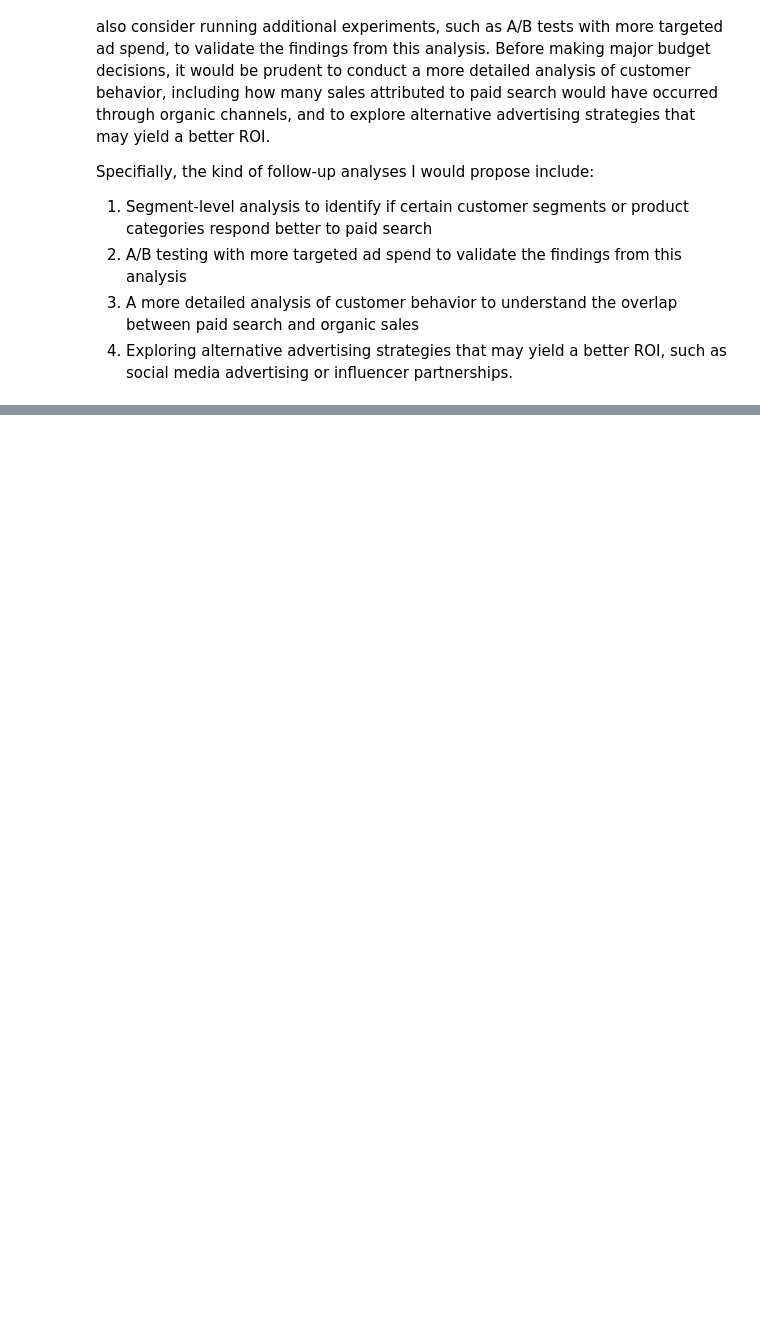
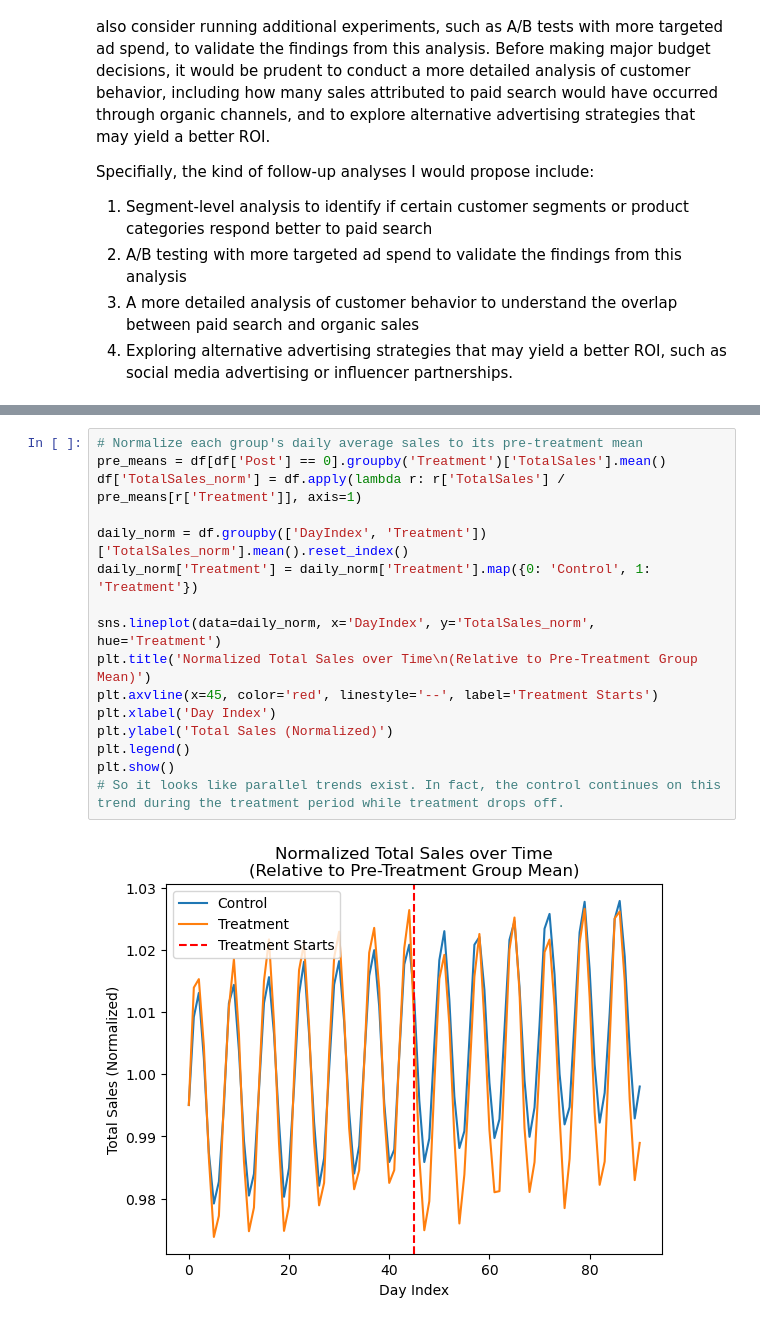
Before and after one commit to nsnatthapat/eBay-paid-search-DMA-causal-analysis-roi, a Jupyter notebook: eBay.ipynb, the cells around one changed output, grey strips where cells are left out. Drawn from its saved outputs; the diff is of its cells as text; blank space fills up the shorter version.

```diff
--- a/eBay.ipynb
+++ b/eBay.ipynb
@@ -586,0 +611,18 @@ Specifially, the kind of follow-up analyses I would propose include:
+# %%
+# Normalize each group's daily average sales to its pre-treatment mean
+pre_means = df[df['Post'] == 0].groupby('Treatment')['TotalSales'].mean()
+df['TotalSales_norm'] = df.apply(lambda r: r['TotalSales'] / pre_means[r['Treatment']], axis=1)
+
+daily_norm = df.groupby(['DayIndex', 'Treatment'])['TotalSales_norm'].mean().reset_index()
+daily_norm['Treatment'] = daily_norm['Treatment'].map({0: 'Control', 1: 'Treatment'})
+
+sns.lineplot(data=daily_norm, x='DayIndex', y='TotalSales_norm', hue='Treatment')
+plt.title('Normalized Total Sales over Time\n(Relative to Pre-Treatment Group Mean)')
+plt.axvline(x=45, color='red', linestyle='--', label='Treatment Starts')
+plt.xlabel('Day Index')
+plt.ylabel('Total Sales (Normalized)')
+plt.legend()
+plt.show()
+# So it looks like parallel trends exist. In fact, the control continues on this trend during the treatment period while treatment drops off.
+# %% [output]
+[figure, added]
```
Also changed, not shown: parts of 10 cells of this notebook, 1 other file.
